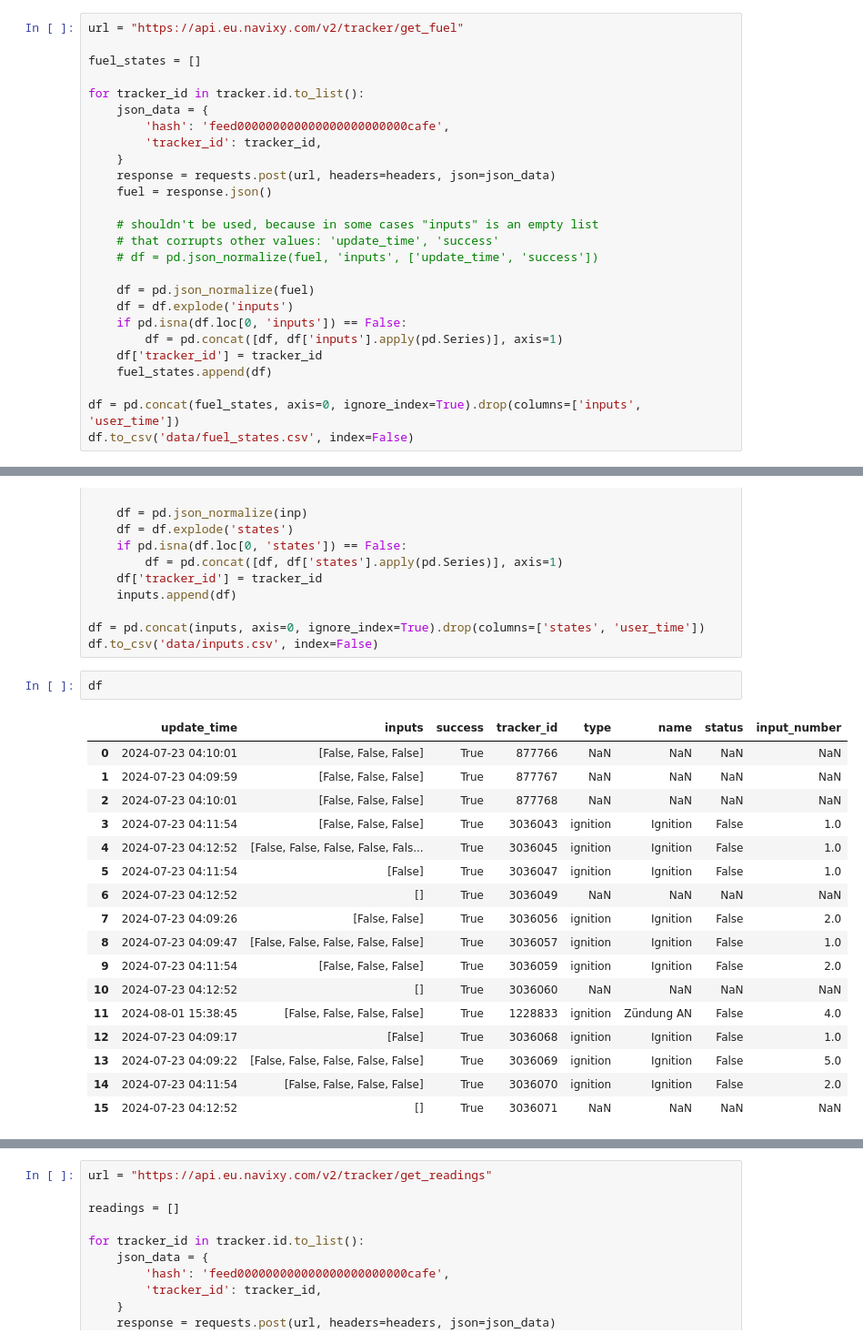
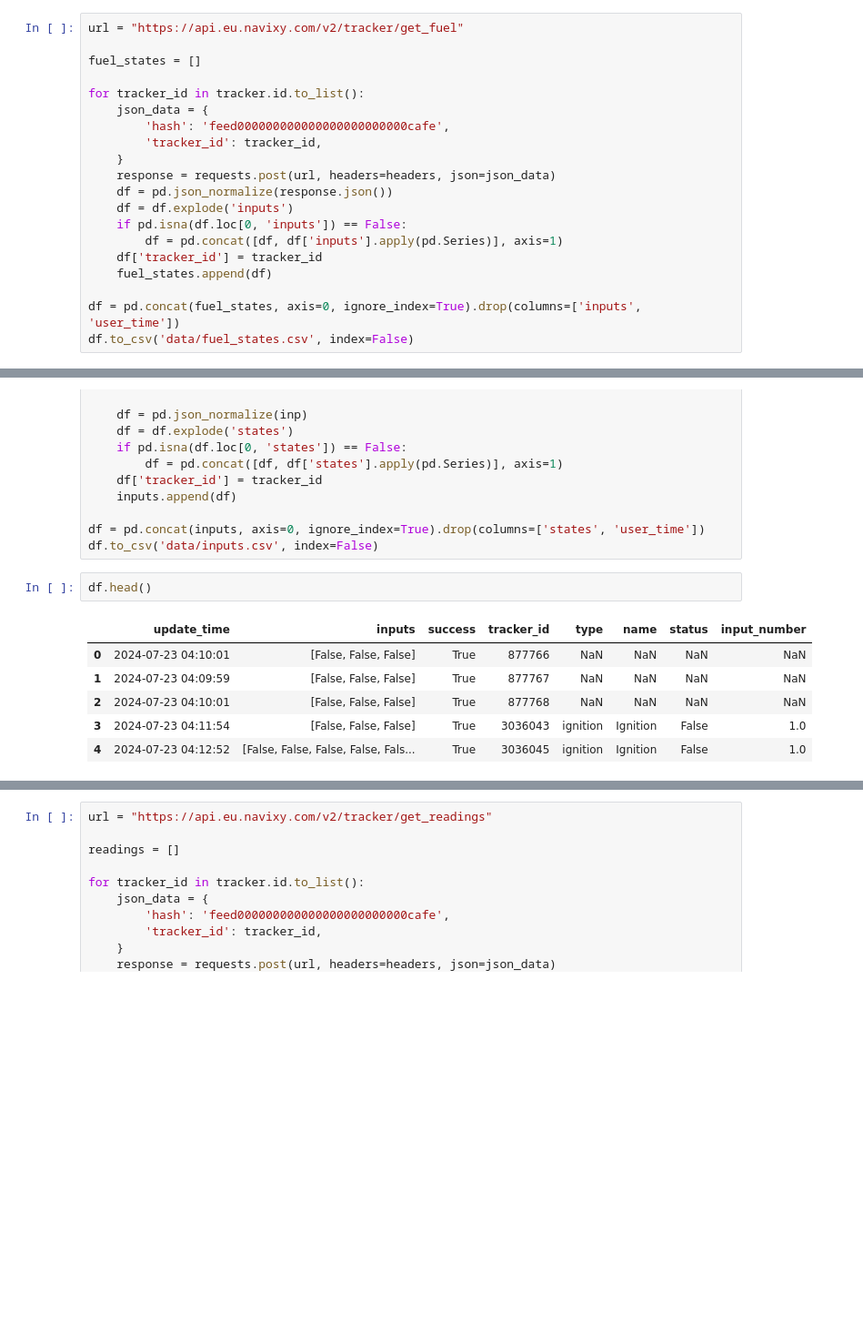
Before and after one commit to AnnaTSH/navixy-data-project, a Jupyter notebook: get_data.ipynb, the cells around one changed output, grey strips where cells are left out. Shown at 91% size. Drawn from its saved outputs; the diff is of its cells as text; blank space fills up the shorter version.

```diff
--- a/get_data.ipynb
+++ b/get_data.ipynb
@@ -82,13 +120,7 @@ for tracker_id in tracker.id.to_list():
         'tracker_id': tracker_id,
     }
     response = requests.post(url, headers=headers, json=json_data)
-    fuel = response.json()
-
-    # shouldn't be used, because in some cases "inputs" is an empty list
-    # that corrupts other values: 'update_time', 'success'
-    # df = pd.json_normalize(fuel, 'inputs', ['update_time', 'success'])
-
-    df = pd.json_normalize(fuel)
+    df = pd.json_normalize(response.json())
     df = df.explode('inputs')
     if pd.isna(df.loc[0, 'inputs']) == False:
         df = pd.concat([df, df['inputs'].apply(pd.Series)], axis=1)
@@ -162,22 +183,11 @@ for tracker_id in tracker.id.to_list():
 df = pd.concat(inputs, axis=0, ignore_index=True).drop(columns=['states', 'user_time'])
 df.to_csv('data/inputs.csv', index=False)
 # %%
-df
+df.head()
 # %% [output]
 |  | update_time | inputs | success | tracker_id | type | name | status | input_number |
 | 0 | 2024-07-23 04:10:01 | [False, False, False] | True | 877766 | NaN | NaN | NaN | NaN |
 | 1 | 2024-07-23 04:09:59 | [False, False, False] | True | 877767 | NaN | NaN | NaN | NaN |
 | 2 | 2024-07-23 04:10:01 | [False, False, False] | True | 877768 | NaN | NaN | NaN | NaN |
 | 3 | 2024-07-23 04:11:54 | [False, False, False] | True | 3036043 | ignition | Ignition | False | 1.0 |
 | 4 | 2024-07-23 04:12:52 | [False, False, False, False, Fals... | True | 3036045 | ignition | Ignition | False | 1.0 |
-| 5 | 2024-07-23 04:11:54 | [False] | True | 3036047 | ignition | Ignition | False | 1.0 |
-| 6 | 2024-07-23 04:12:52 | [] | True | 3036049 | NaN | NaN | NaN | NaN |
-| 7 | 2024-07-23 04:09:26 | [False, False] | True | 3036056 | ignition | Ignition | False | 2.0 |
-| 8 | 2024-07-23 04:09:47 | [False, False, False, False, False] | True | 3036057 | ignition | Ignition | False | 1.0 |
-| 9 | 2024-07-23 04:11:54 | [False, False, False] | True | 3036059 | ignition | Ignition | False | 2.0 |
-| 10 | 2024-07-23 04:12:52 | [] | True | 3036060 | NaN | NaN | NaN | NaN |
-| 11 | 2024-08-01 15:38:45 | [False, False, False, False] | True | 1228833 | ignition | Zündung AN | False | 4.0 |
-| 12 | 2024-07-23 04:09:17 | [False] | True | 3036068 | ignition | Ignition | False | 1.0 |
-| 13 | 2024-07-23 04:09:22 | [False, False, False, False, False] | True | 3036069 | ignition | Ignition | False | 5.0 |
-| 14 | 2024-07-23 04:11:54 | [False, False, False, False] | True | 3036070 | ignition | Ignition | False | 2.0 |
-| 15 | 2024-07-23 04:12:52 | [] | True | 3036071 | NaN | NaN | NaN | NaN |
```
Also changed, not shown: parts of 53 cells of this notebook, 9 other files.
